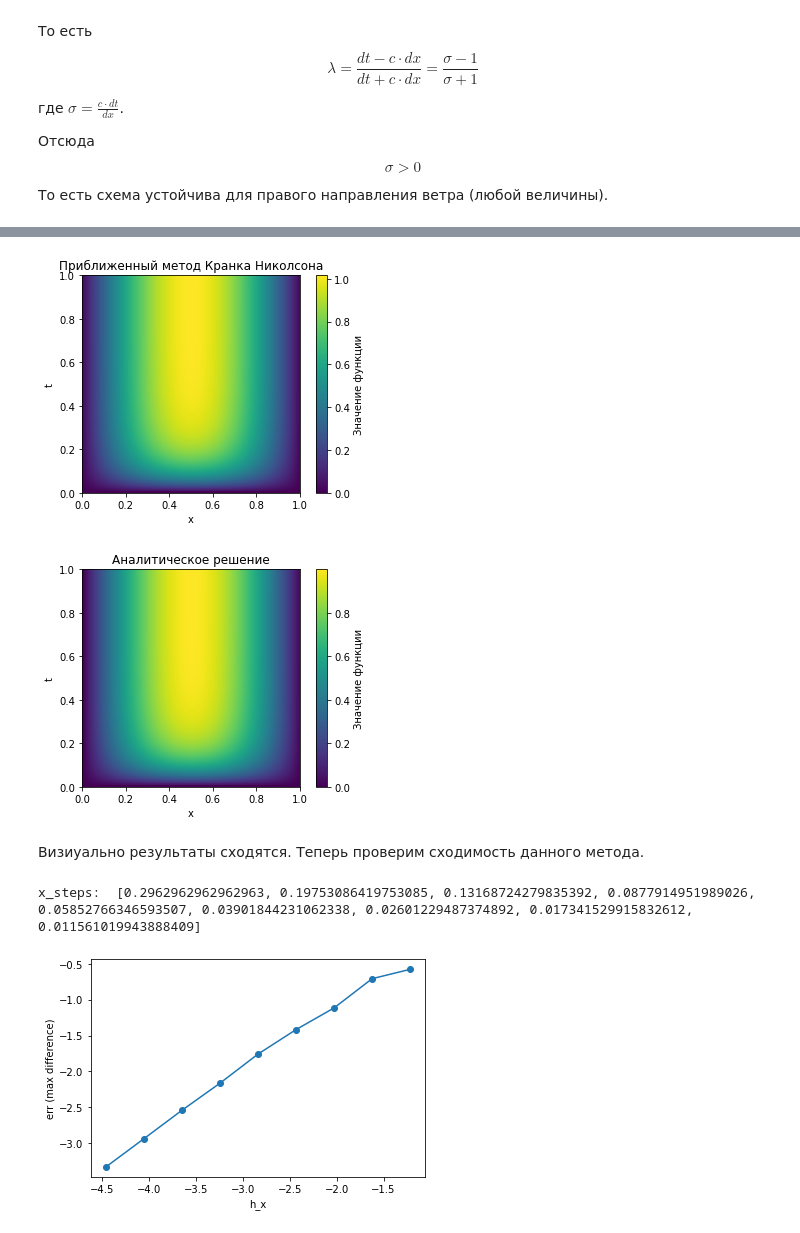
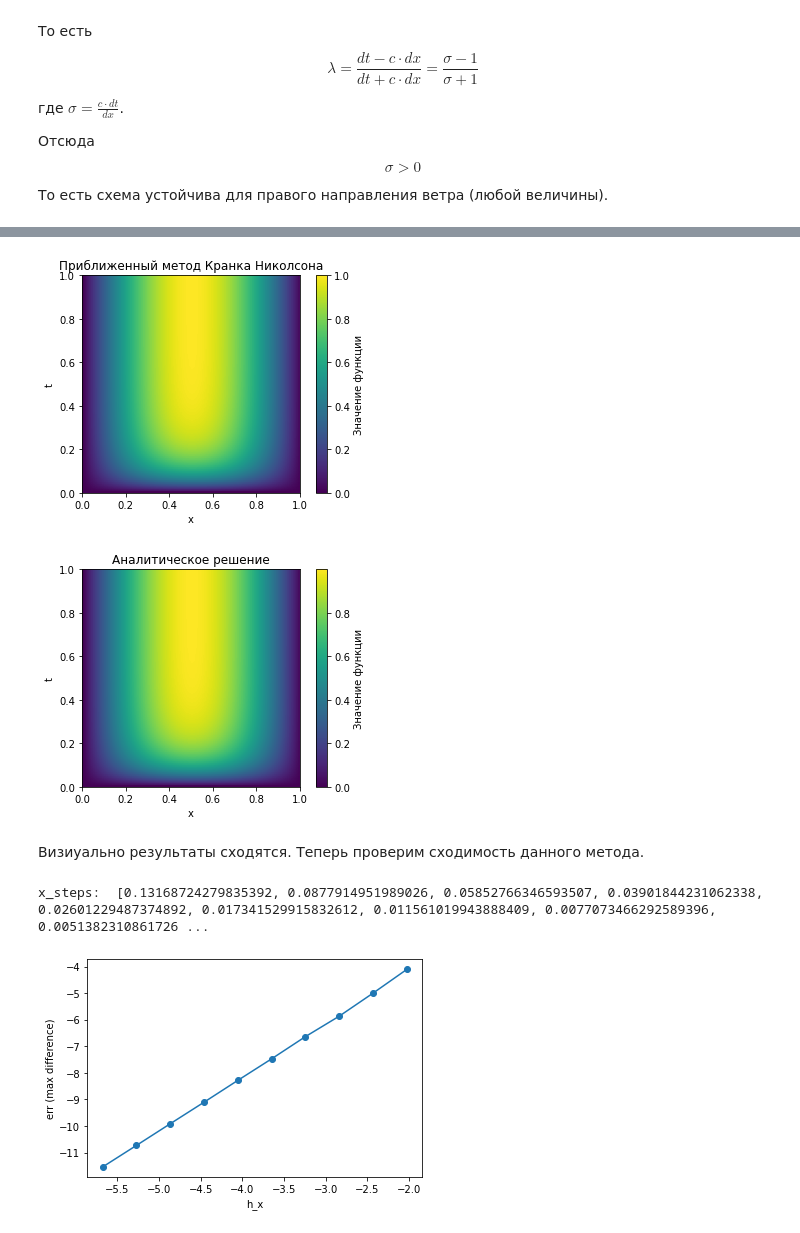
Before and after one commit to Griborii/computation_math, a Jupyter notebook: ДЗ 2/ДЗ 2.ipynb, the cells around one changed output, grey strips where cells are left out. Saved outputs shown, nothing was run; the diff lists cells and outputs as text; code cells hidden in the pictures.

```diff
--- a/ДЗ 2/ДЗ 2.ipynb
+++ b/ДЗ 2/ДЗ 2.ipynb
@@ -143,15 +145,17 @@ def prec_ans(x, t):
 def Krank_nik(u_0, func, h_t, h_x):
     n_t = int(T_t / h_t)
     n_x = int(T_x / h_x)
-    f = np.array([func(i / n_x) for i in range(n_x)])
-    B = np.zeros((n_x, n_x))
-    C = np.zeros((n_x, n_x))
+    h_t = T_t / n_t
+    h_x = T_x / n_x
+    f = np.array([func((i + 1) / n_x) for i in range(n_x - 1)])
+    B = np.zeros((n_x - 1, n_x - 1))
+    C = np.zeros((n_x - 1, n_x - 1))
 
-    for i in range(n_x):
+    for i in range(n_x - 1):
         B[i][i] = 1 + 2 * lmbd
         C[i][i] = 1 - 2 * lmbd
 
-    for i in range(n_x - 1):
+    for i in range(n_x - 2):
         B[i + 1][i] = -lmbd
         B[i][i + 1] = -lmbd
         C[i + 1][i] = lmbd
@@ -159,10 +163,12 @@ def Krank_nik(u_0, func, h_t, h_x):
 
     B_inv = np.linalg.inv(B)
     U = [u_0]
-
     for i in range(1, n_t):
         u = B_inv @ (f * h_t + C @ U[i - 1])
         U.append(u)
+    for i in range(len(U)):
+        U[i] = np.insert(U[i], 0, 0)
+
     return U
 
 T_t = 1
@@ -172,7 +178,7 @@ h_x = 0.01
 n_t = int(T_t / h_t)
 n_x = int(T_x / h_x)
 lmbd = h_t / (2 * h_x**2)
-u_0 = np.zeros(n_x)
+u_0 = np.zeros(n_x - 1)
 
 U = Krank_nik(u_0, func1, h_t, h_x)
 
@@ -199,48 +205,51 @@ plt.ylabel('t')
 plt.title('Аналитическое решение')
 plt.show()
 # %% [output]
-[figure, old version]
+[figure, new version]
 [figure]
 # %% [markdown]
 Визиуально результаты сходятся. Теперь проверим сходимость данного метода.
 # %%
 T_t = 1
 T_x = 1
-x_steps = [1.5**(-i) for i in range(3, 12)]
+x_steps = [0.03, 0.01]
+x_steps = [1.5**(-i) for i in range(5, 15)]
 print("x_steps: ", x_steps)
-h_t = 0.0005
+h_t = 0.0002
 n_t = int(T_t / h_t)
+h_t = T_t / n_t
 errs = []
 
 def err(x, y):
     er = np.max(np.array([np.max(abs(x[i] - y[i])) for i in range(len(x))]))
     return er
 
 for i in range(len(x_steps)):
     h_x = x_steps[i]
     n_x = int(T_x / h_x)
+    h_x = T_x / n_x
     lmbd = h_t / (2 * h_x**2)
-    u_0 = np.zeros(n_x)
+    u_0 = np.zeros(n_x - 1)
     U = Krank_nik(u_0, func1, h_t, h_x)
 
     U_real = []
 
     for i in range(n_t):
         t = i * h_t
         U_real.append([])
         for j in range(n_x):
             x = j * h_x
             U_real[i].append(prec_ans(x, t))
 
     errs.append(err(U_real, U))
 
 ln_h_steps = [math.log(x_steps[i]) for i in range(len(x_steps))]
 ln_errs = [math.log(errs[i]) for i in range(len(errs))]
 plt.plot(ln_h_steps, ln_errs, marker='o')
 plt.xlabel('h_x')
 plt.ylabel('err (max difference)')
 plt.show()
 # %% [output]
-x_steps:  [0.2962962962962963, 0.19753086419753085, 0.13168724279835392, 0.0877914951989026, 0.05852766346593507, 0.03901844231062338, 0.02601229487374892, 0.017341529915832612, 0.011561019943888409]
+x_steps:  [0.13168724279835392, 0.0877914951989026, 0.05852766346593507, 0.03901844231062338, 0.02601229487374892, 0.017341529915832612, 0.011561019943888409, 0.0077073466292589396, 0.0051382310861726 ...
-[figure, old version]
+[figure, new version]
 # %% [markdown]
```
Also changed, not shown: parts of 2 cells of this notebook.
